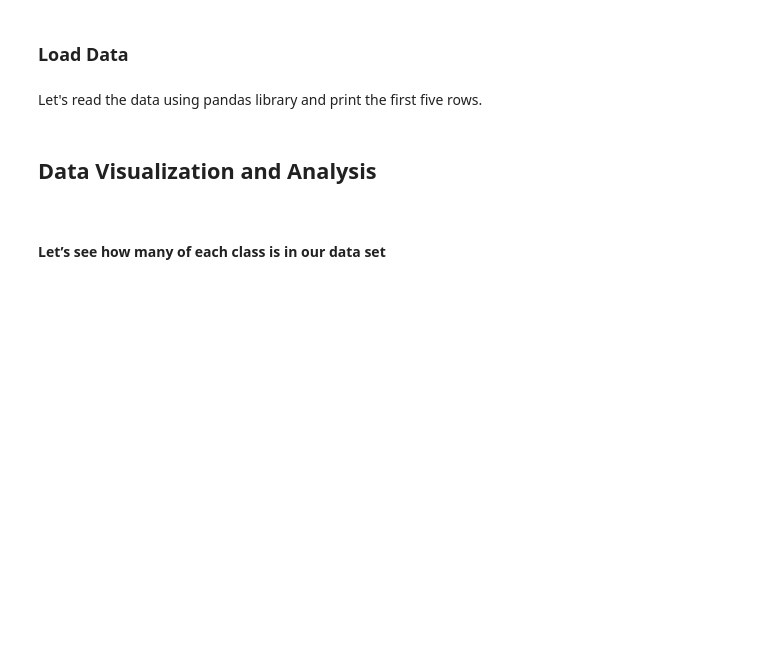
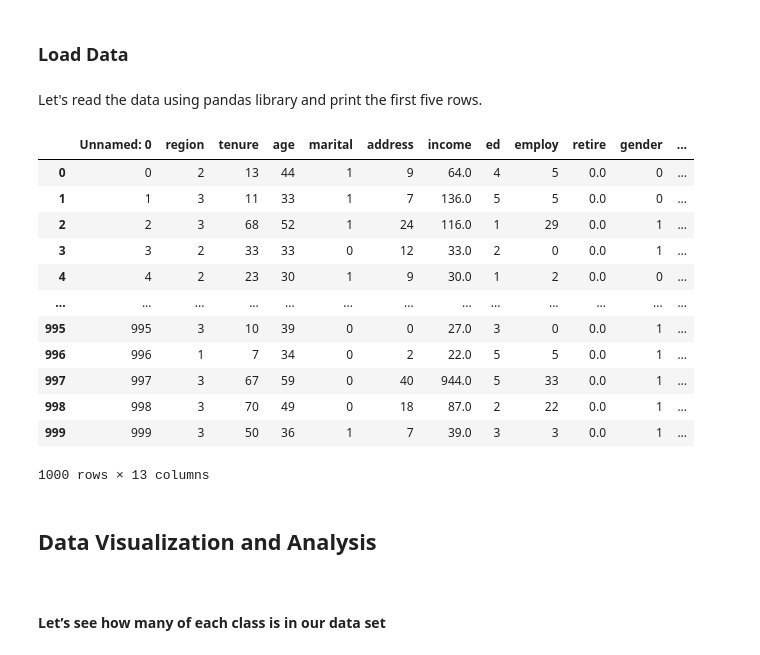
Before and after one commit to mrwoodzi/Data_Science_Certs_Progress, a Jupyter notebook: IBM_Data_Science_Professional_Cert/Machine_Learning_Python/Jupyterlab_notes/K-Nearest-neighbors-CustCat.ipynb, the cells around one changed output. Drawn from its saved outputs; the diff is of its cells as text; code cells hidden in the pictures; blank space fills up the shorter version.

```diff
--- a/IBM_Data_Science_Professional_Cert/Machine_Learning_Python/Jupyterlab_notes/K-Nearest-neighbors-CustCat.ipynb
+++ b/IBM_Data_Science_Professional_Cert/Machine_Learning_Python/Jupyterlab_notes/K-Nearest-neighbors-CustCat.ipynb
@@ -74,10 +74,25 @@ Let's read the data using pandas library and print the first five rows.
 # %%
 # df = pd.read_csv('https://cf-courses-data.s3.us.cloud-object-storage.appdomain.cloud/IBMDeveloperSkillsNetwork-ML0101EN-SkillsNetwork/labs/Module%203/data/teleCust1000t.csv')
 # df.head()
 # df.to_csv('teleCust1000t.csv')
 
 # Load Data From CSV File
 df = pd.read_csv('teleCust1000t.csv')
+df
+# %% [output]
+|  | Unnamed: 0 | region | tenure | age | marital | address | income | ed | employ | retire | gender | ... |
+| 0 | 0 | 2 | 13 | 44 | 1 | 9 | 64.0 | 4 | 5 | 0.0 | 0 | ... |
+| 1 | 1 | 3 | 11 | 33 | 1 | 7 | 136.0 | 5 | 5 | 0.0 | 0 | ... |
+| 2 | 2 | 3 | 68 | 52 | 1 | 24 | 116.0 | 1 | 29 | 0.0 | 1 | ... |
+| 3 | 3 | 2 | 33 | 33 | 0 | 12 | 33.0 | 2 | 0 | 0.0 | 1 | ... |
+| 4 | 4 | 2 | 23 | 30 | 1 | 9 | 30.0 | 1 | 2 | 0.0 | 0 | ... |
+| ... | ... | ... | ... | ... | ... | ... | ... | ... | ... | ... | ... | ... |
+| 995 | 995 | 3 | 10 | 39 | 0 | 0 | 27.0 | 3 | 0 | 0.0 | 1 | ... |
+| 996 | 996 | 1 | 7 | 34 | 0 | 2 | 22.0 | 5 | 5 | 0.0 | 1 | ... |
+| 997 | 997 | 3 | 67 | 59 | 0 | 40 | 944.0 | 5 | 33 | 0.0 | 1 | ... |
+| 998 | 998 | 3 | 70 | 49 | 0 | 18 | 87.0 | 2 | 22 | 0.0 | 1 | ... |
+| 999 | 999 | 3 | 50 | 36 | 1 | 7 | 39.0 | 3 | 3 | 0.0 | 1 | ... |
+1000 rows × 13 columns
 # %% [markdown]
 <div id="visualization_analysis">
     <h2>Data Visualization and Analysis</h2>
```
